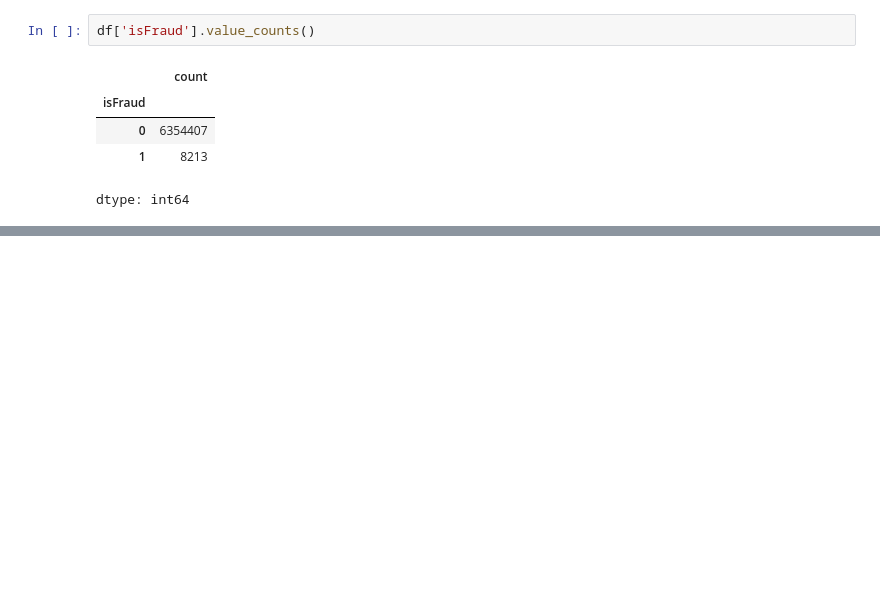
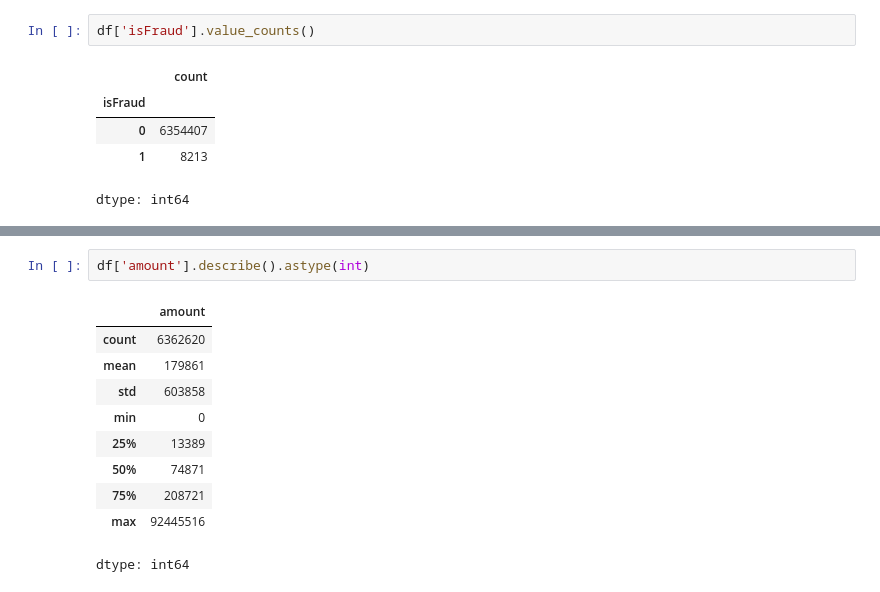
Before and after one commit to 0sinach1/fraud-detection-project, a Jupyter notebook: notebook.ipynb, the cells around one changed output, grey strips where cells are left out. Cells and saved outputs as stored; diff of their text form; blank space fills up the shorter version.

```diff
--- a/notebook.ipynb
+++ b/notebook.ipynb
@@ -69,0 +83,13 @@ dtype: int64
+# %%
+df['amount'].describe().astype(int)
+# %% [output]
+|  | amount |
+| count | 6362620 |
+| mean | 179861 |
+| std | 603858 |
+| min | 0 |
+| 25% | 13389 |
+| 50% | 74871 |
+| 75% | 208721 |
+| max | 92445516 |
+dtype: int64
```
Also changed, not shown: parts of 4 cells of this notebook.
